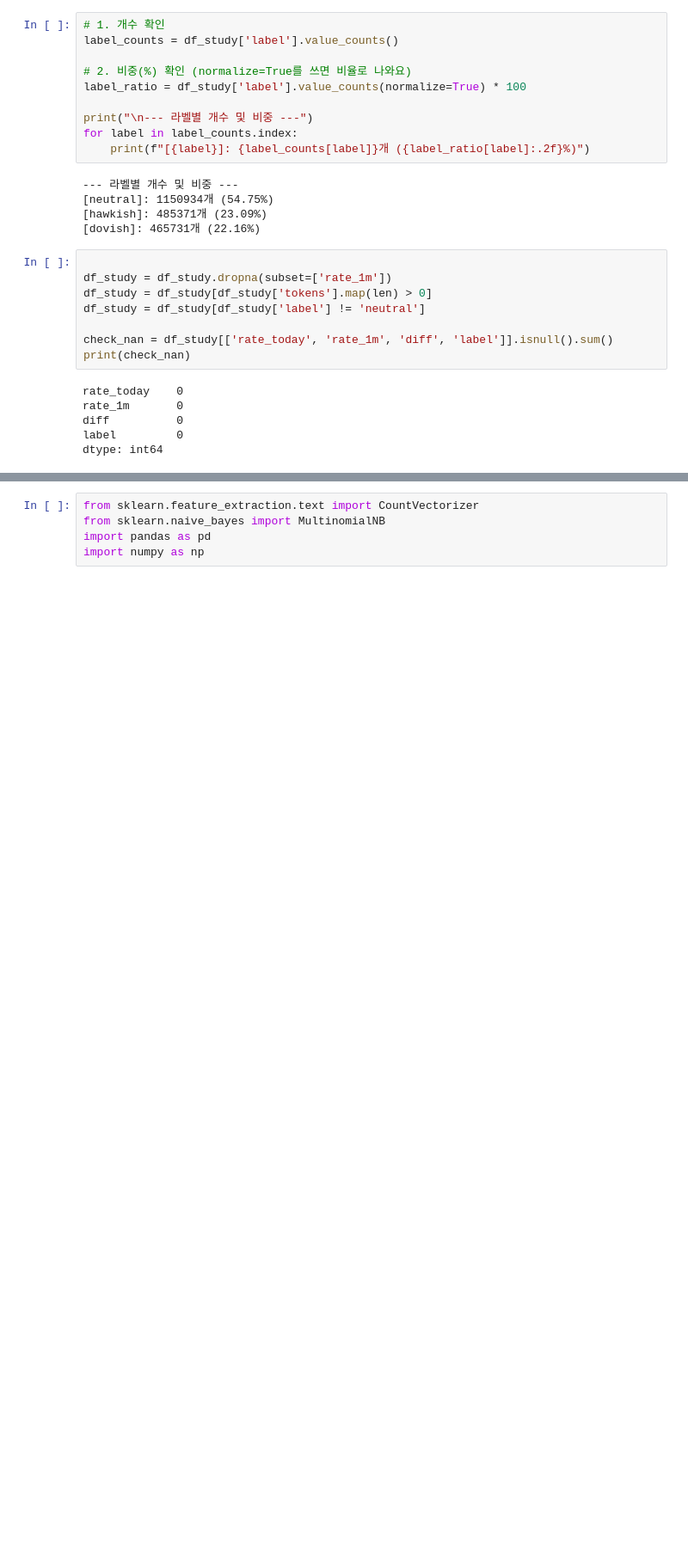
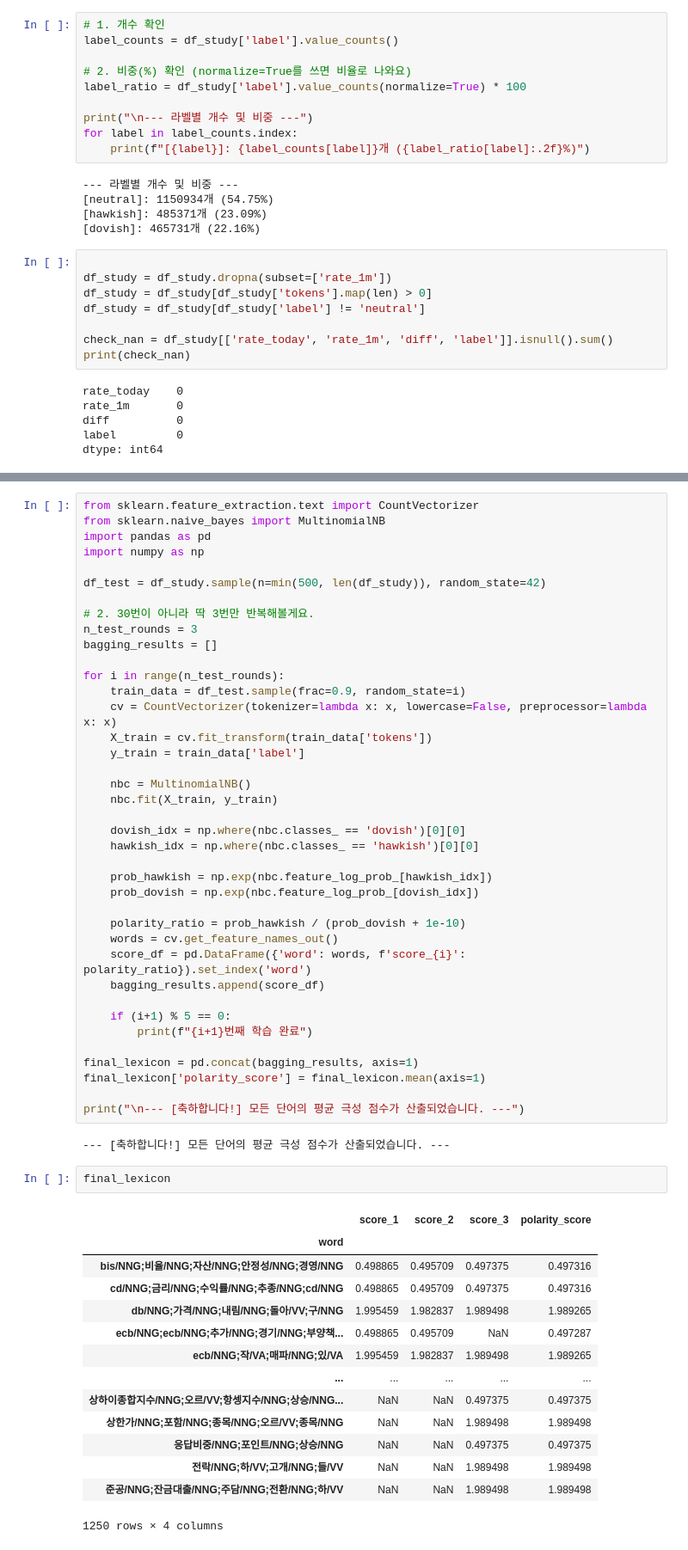
Before and after one commit to kdt-fda/team2_forecast_pjt, a Jupyter notebook: labeling/labeling.ipynb, the cells around one changed output, grey strips where cells are left out. Shown at 86% size. Cells and saved outputs as stored; diff of their text form; blank space fills up the shorter version.

```diff
--- a/labeling/labeling.ipynb
+++ b/labeling/labeling.ipynb
@@ -170,3 +169,56 @@ from sklearn.feature_extraction.text import CountVectorizer
 from sklearn.naive_bayes import MultinomialNB
 import pandas as pd
 import numpy as np
+
+df_test = df_study.sample(n=min(500, len(df_study)), random_state=42)
+
+# 2. 30번이 아니라 딱 3번만 반복해볼게요.
+n_test_rounds = 3
+bagging_results = []
+
+for i in range(n_test_rounds):
+    train_data = df_test.sample(frac=0.9, random_state=i)
+    cv = CountVectorizer(tokenizer=lambda x: x, lowercase=False, preprocessor=lambda x: x)
+    X_train = cv.fit_transform(train_data['tokens'])
+    y_train = train_data['label']
+
+    nbc = MultinomialNB()
+    nbc.fit(X_train, y_train)
+
+    dovish_idx = np.where(nbc.classes_ == 'dovish')[0][0]
+    hawkish_idx = np.where(nbc.classes_ == 'hawkish')[0][0]
+
+    prob_hawkish = np.exp(nbc.feature_log_prob_[hawkish_idx])
+    prob_dovish = np.exp(nbc.feature_log_prob_[dovish_idx])
+
+    polarity_ratio = prob_hawkish / (prob_dovish + 1e-10)
+    words = cv.get_feature_names_out()
+    score_df = pd.DataFrame({'word': words, f'score_{i}': polarity_ratio}).set_index('word')
+    bagging_results.append(score_df)
+
+    if (i+1) % 5 == 0:
+        print(f"{i+1}번째 학습 완료")
+
+final_lexicon = pd.concat(bagging_results, axis=1)
+final_lexicon['polarity_score'] = final_lexicon.mean(axis=1)
+
+print("\n--- [축하합니다!] 모든 단어의 평균 극성 점수가 산출되었습니다. ---")
+# %% [output]
+--- [축하합니다!] 모든 단어의 평균 극성 점수가 산출되었습니다. ---
+# %%
+final_lexicon
+# %% [output]
+|  | score_1 | score_2 | score_3 | polarity_score |
+| word |  |  |  |  |
+| bis/NNG;비율/NNG;자산/NNG;안정성/NNG;경영/NNG | 0.498865 | 0.495709 | 0.497375 | 0.497316 |
+| cd/NNG;금리/NNG;수익률/NNG;추종/NNG;cd/NNG | 0.498865 | 0.495709 | 0.497375 | 0.497316 |
+| db/NNG;가격/NNG;내림/NNG;돌아/VV;구/NNG | 1.995459 | 1.982837 | 1.989498 | 1.989265 |
+| ecb/NNG;ecb/NNG;추가/NNG;경기/NNG;부양책... | 0.498865 | 0.495709 | NaN | 0.497287 |
+| ecb/NNG;작/VA;매파/NNG;있/VA | 1.995459 | 1.982837 | 1.989498 | 1.989265 |
+| ... | ... | ... | ... | ... |
+| 상하이종합지수/NNG;오르/VV;항셍지수/NNG;상승/NNG... | NaN | NaN | 0.497375 | 0.497375 |
+| 상한가/NNG;포함/NNG;종목/NNG;오르/VV;종목/NNG | NaN | NaN | 1.989498 | 1.989498 |
+| 응답비중/NNG;포인트/NNG;상승/NNG | NaN | NaN | 0.497375 | 0.497375 |
+| 전락/NNG;하/VV;고개/NNG;들/VV | NaN | NaN | 1.989498 | 1.989498 |
+| 준공/NNG;잔금대출/NNG;주담/NNG;전환/NNG;하/VV | NaN | NaN | 1.989498 | 1.989498 |
+1250 rows × 4 columns
```
Also changed, not shown: parts of 8 cells of this notebook.
